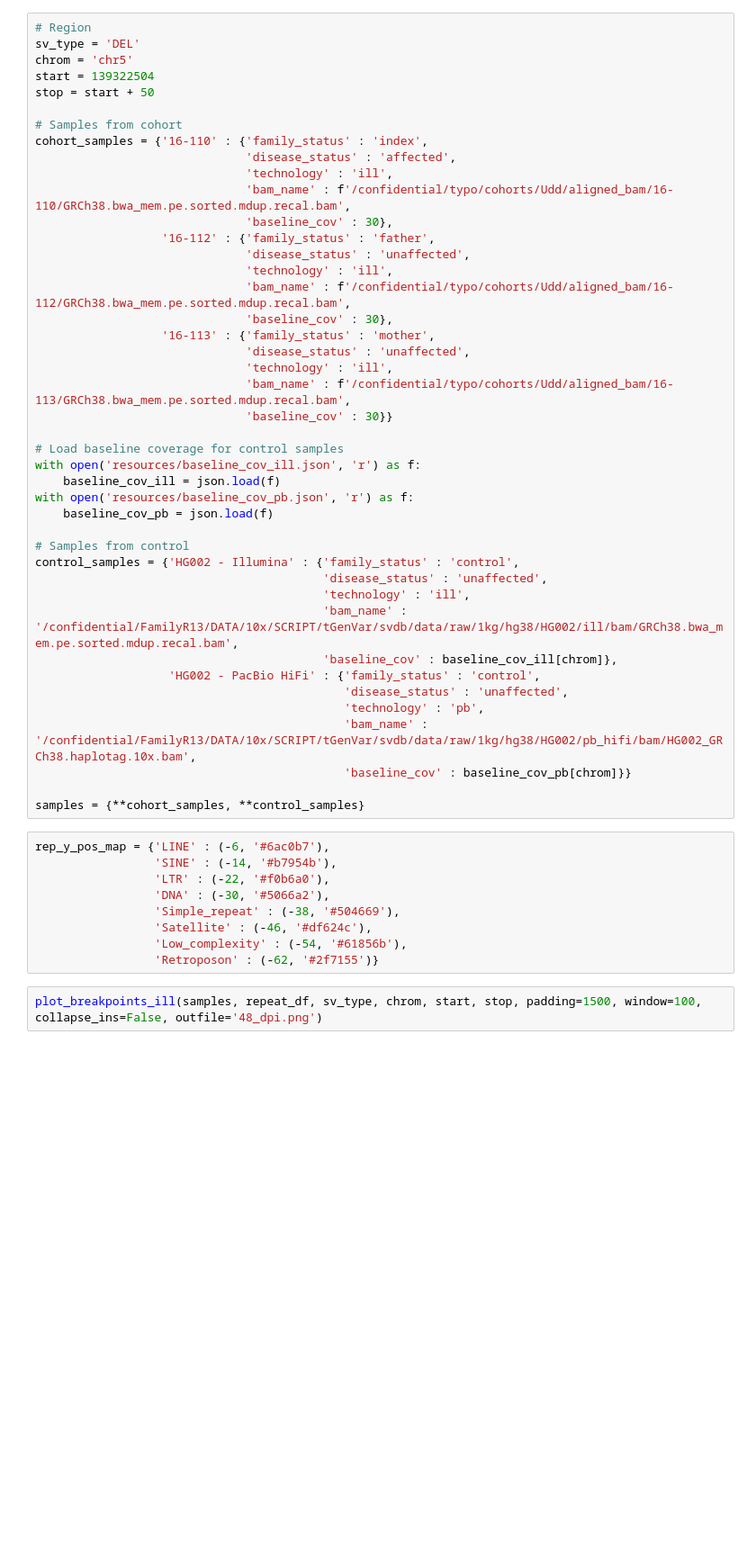
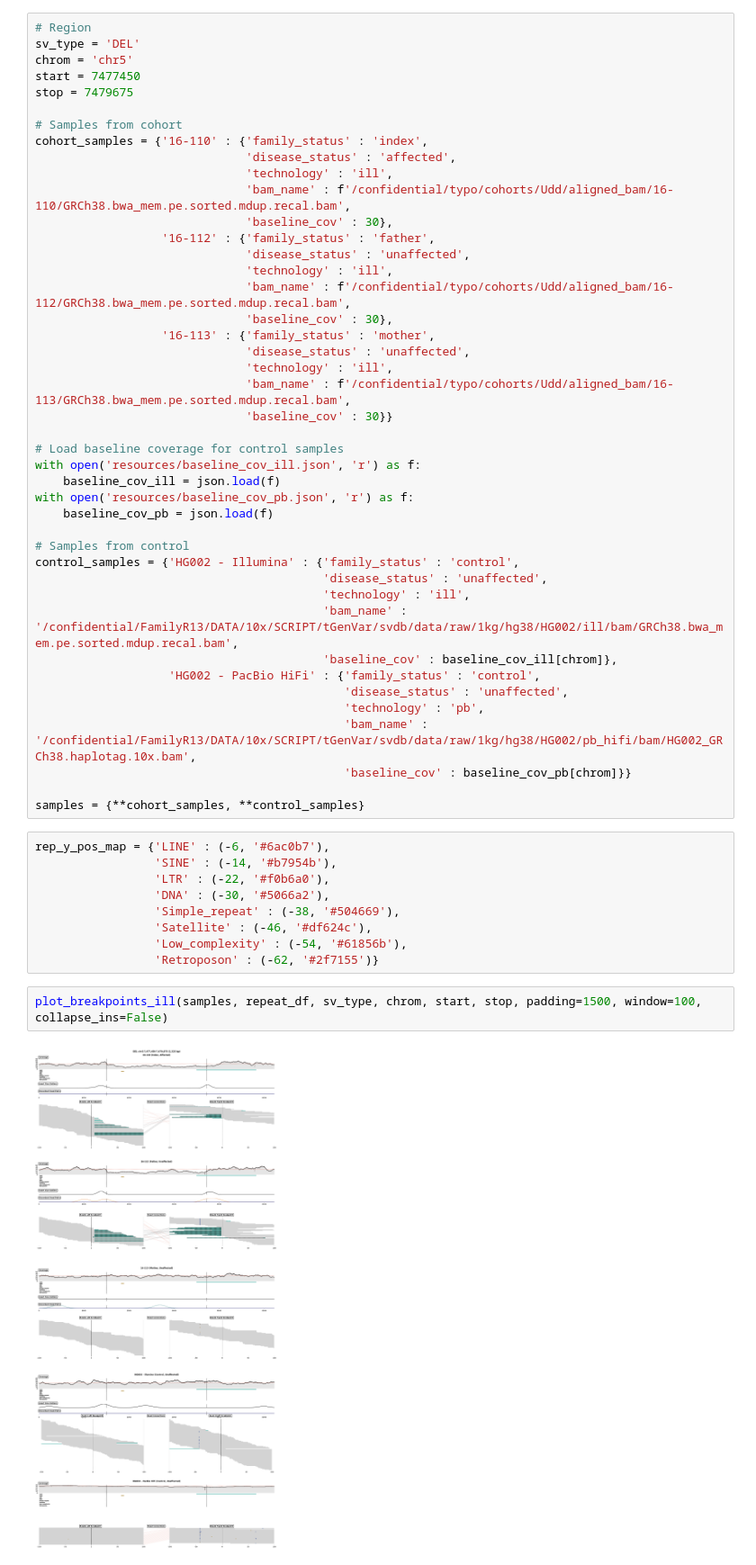
Before and after one commit to burgshrimps/cuban, a Jupyter notebook: sv-visualize.ipynb, the cells around one changed output. Shown at 90% size. Drawn from its saved outputs; the diff is of its cells as text; blank space fills up the shorter version.

```diff
--- a/sv-visualize.ipynb
+++ b/sv-visualize.ipynb
@@ -23,8 +23,8 @@ repeat_df = pd.read_csv(repeats, sep='\t')
 # Region
 sv_type = 'DEL'
 chrom = 'chr5'
-start = 139322504
-stop = start + 50
+start = 7477450
+stop = 7479675
 
 # Samples from cohort
 cohort_samples = {'16-110' : {'family_status' : 'index',
@@ -72,4 +72,6 @@ rep_y_pos_map = {'LINE' : (-6, '#6ac0b7'),
                  'Low_complexity' : (-54, '#61856b'),
                  'Retroposon' : (-62, '#2f7155')}
 # %%
-plot_breakpoints_ill(samples, repeat_df, sv_type, chrom, start, stop, padding=1500, window=100, collapse_ins=False, outfile='48_dpi.png')
+plot_breakpoints_ill(samples, repeat_df, sv_type, chrom, start, stop, padding=1500, window=100, collapse_ins=False)
+# %% [output]
+[figure, added]
```
Also changed, not shown: 1 other file.
